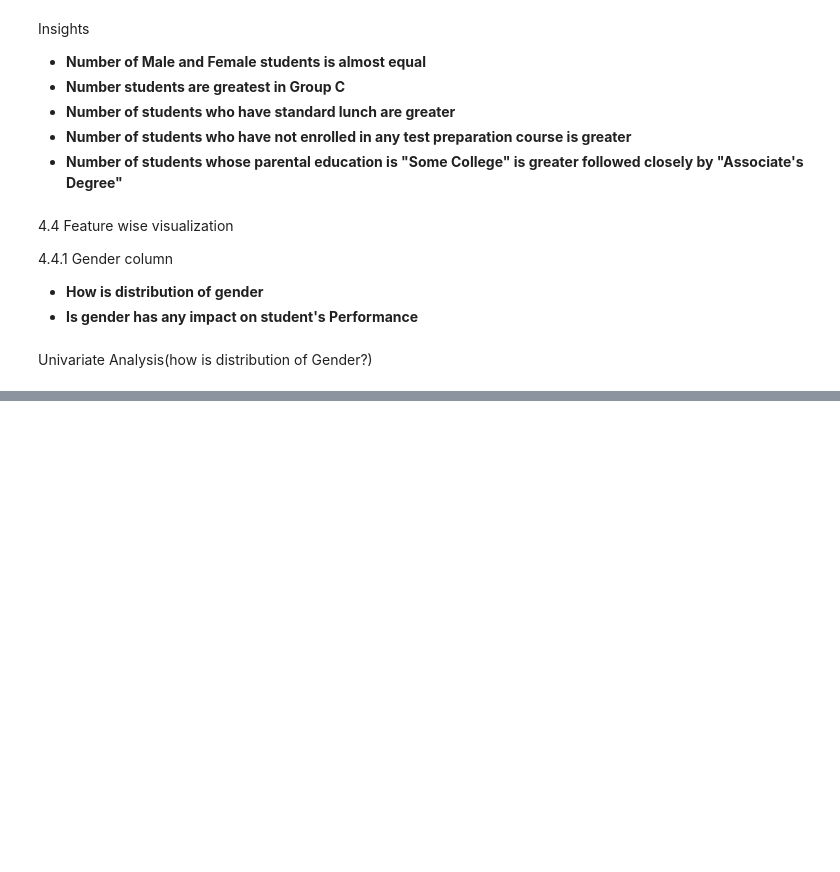
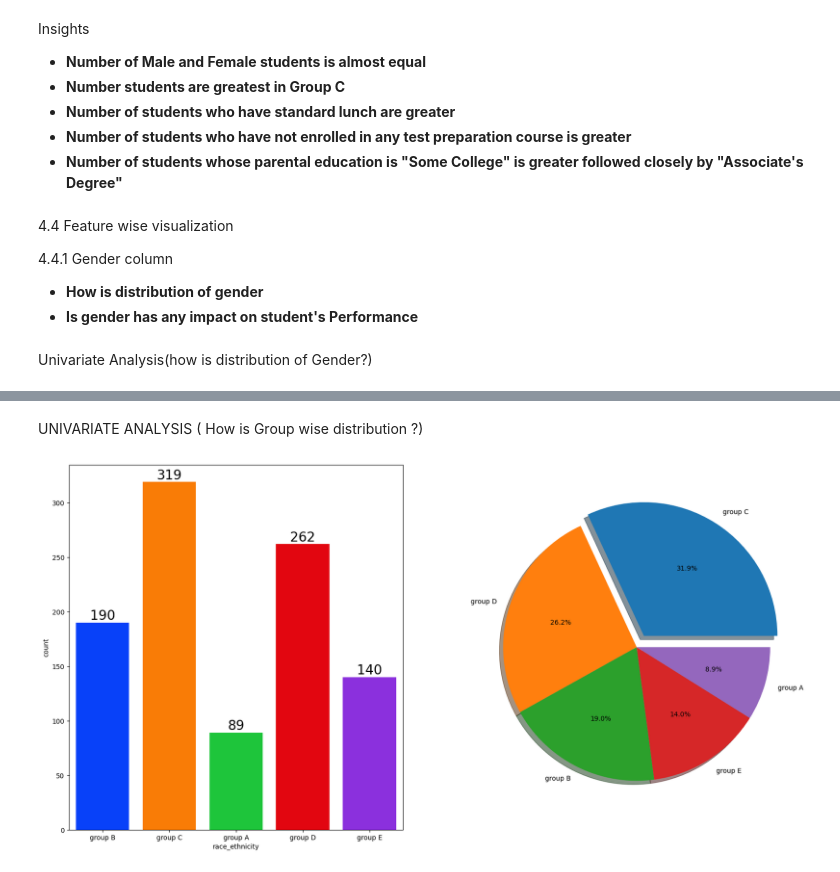
Before and after one commit to gk2171/ML_PRO, a Jupyter notebook: notebook/data/1.EDA STUDENT.ipynb, the cells around one changed output, grey strips where cells are left out. Saved outputs shown, nothing was run; the diff lists cells and outputs as text; code cells hidden in the pictures; blank space fills up the shorter version.

```diff
--- a/notebook/data/1.EDA STUDENT.ipynb
+++ b/notebook/data/1.EDA STUDENT.ipynb
@@ -444,0 +605,29 @@ plt.show()
+# %% [markdown]
+UNIVARIATE ANALYSIS ( How is Group wise distribution ?)
+# %%
+import matplotlib.pyplot as plt
+import seaborn as sns
+
+# Create a figure with two subplots
+f, ax = plt.subplots(1, 2, figsize=(20, 10))
+
+# Bar plot for race/ethnicity count
+sns.countplot(x=df['race_ethnicity'], data=df, palette='bright', ax=ax[0], saturation=0.95)
+
+# Add labels to bars
+for container in ax[0].containers:
+    ax[0].bar_label(container, color='black', size=20)
+
+# Pie chart for race/ethnicity distribution
+ax[1].pie(
+    x=df['race_ethnicity'].value_counts(),
+    labels=df['race_ethnicity'].value_counts().index,
+    explode=[0.1, 0, 0, 0, 0],
+    autopct='%1.1f%%',
+    shadow=True
+)
+
+# Show the plots
+plt.show()
+# %% [output]
+[figure, added]
```
Also changed, not shown: parts of 47 cells of this notebook.
